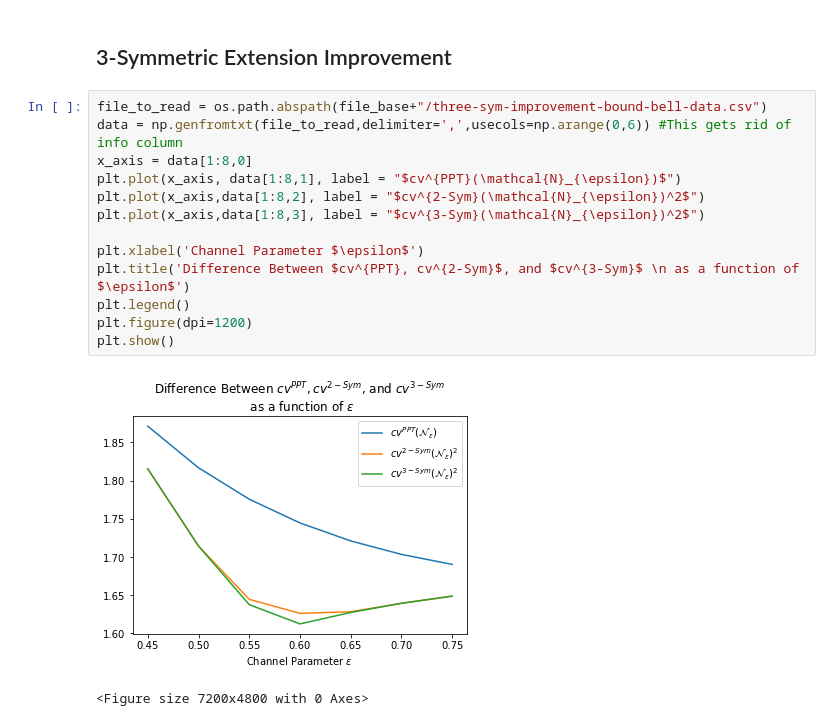
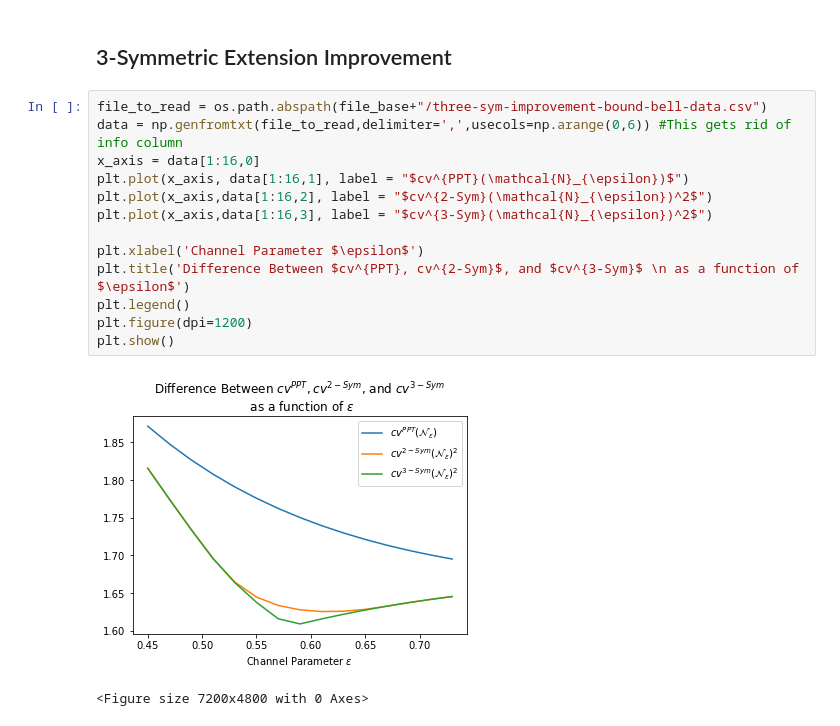
Before and after one commit to ChitambarLab/CVChannel.jl, a Jupyter notebook: notebook/k_symmetric_cv_plot.ipynb, the cells around one changed output. Saved outputs shown, nothing was run; the diff lists cells and outputs as text.

Commit message:
irrelevant changes for 3-sym plot

```diff
--- a/notebook/k_symmetric_cv_plot.ipynb
+++ b/notebook/k_symmetric_cv_plot.ipynb
@@ -36,16 +36,16 @@ plt.show()
 # %%
 file_to_read = os.path.abspath(file_base+"/three-sym-improvement-bound-bell-data.csv")
 data = np.genfromtxt(file_to_read,delimiter=',',usecols=np.arange(0,6)) #This gets rid of info column
-x_axis = data[1:8,0]
-plt.plot(x_axis, data[1:8,1], label = "$cv^{PPT}(\mathcal{N}_{\epsilon})$")
-plt.plot(x_axis,data[1:8,2], label = "$cv^{2-Sym}(\mathcal{N}_{\epsilon})^2$")
-plt.plot(x_axis,data[1:8,3], label = "$cv^{3-Sym}(\mathcal{N}_{\epsilon})^2$")
+x_axis = data[1:16,0]
+plt.plot(x_axis, data[1:16,1], label = "$cv^{PPT}(\mathcal{N}_{\epsilon})$")
+plt.plot(x_axis,data[1:16,2], label = "$cv^{2-Sym}(\mathcal{N}_{\epsilon})^2$")
+plt.plot(x_axis,data[1:16,3], label = "$cv^{3-Sym}(\mathcal{N}_{\epsilon})^2$")
 
 plt.xlabel('Channel Parameter $\epsilon$')
 plt.title('Difference Between $cv^{PPT}, cv^{2-Sym}$, and $cv^{3-Sym}$ \n as a function of $\epsilon$')
 plt.legend()
 plt.figure(dpi=1200)
 plt.show()
 # %% [output]
-[figure, old version]
+[figure, new version]
 <Figure size 7200x4800 with 0 Axes>
```
Also changed, not shown: 3 other files.
